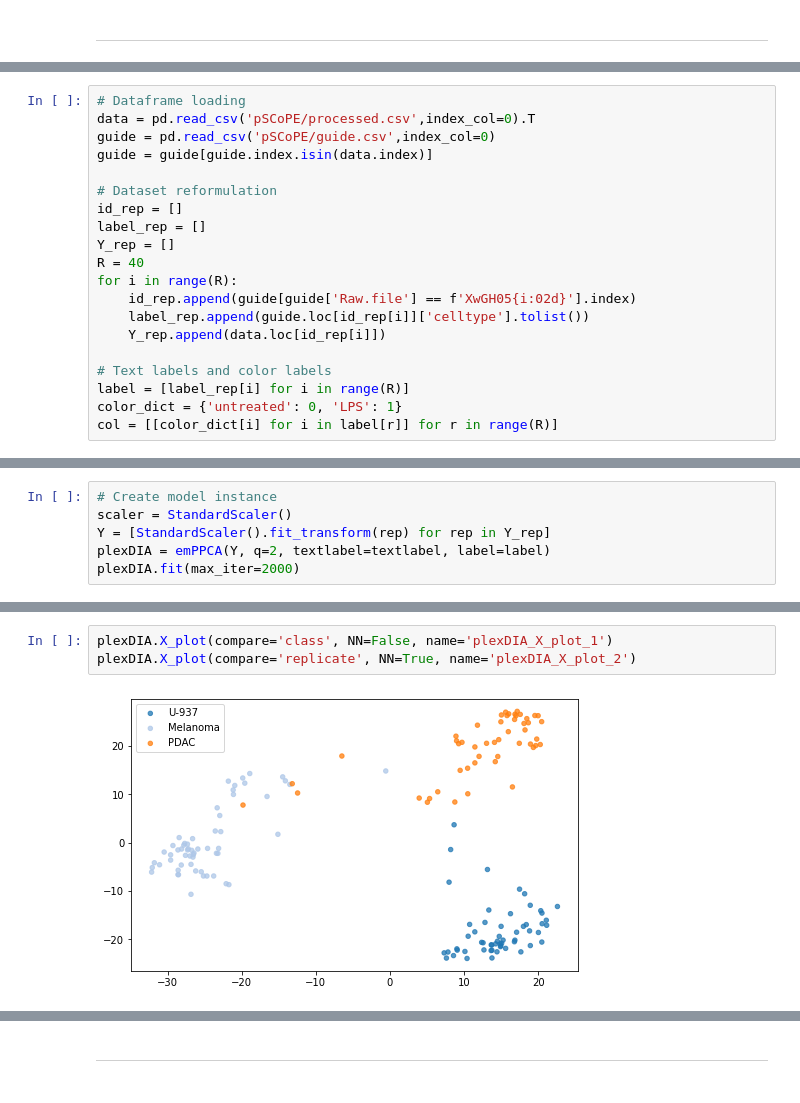
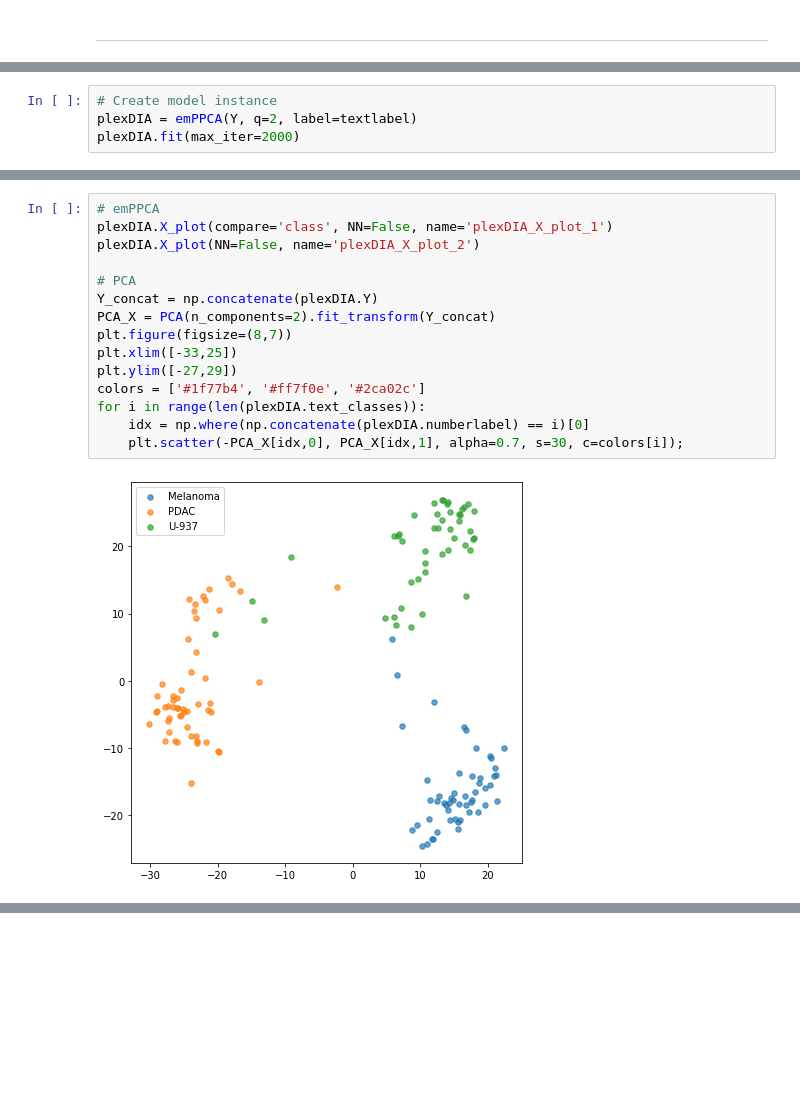
Before and after one commit to wenjie-fan/replicatePPCA, a Jupyter notebook: vignettes/emPPCA examples.ipynb, the cells around one changed output, grey strips where cells are left out. Drawn from its saved outputs; the diff is of its cells as text; blank space fills up the shorter version.

```diff
--- a/vignettes/emPPCA examples.ipynb
+++ b/vignettes/emPPCA examples.ipynb
@@ -58,20 +124,0 @@ tobomovirus.X_plot(compare='class', reps=list(range(R)), name='tobomovirus_X_plo
-# %%
-# Dataframe loading
-data = pd.read_csv('pSCoPE/processed.csv',index_col=0).T
-guide = pd.read_csv('pSCoPE/guide.csv',index_col=0)
-guide = guide[guide.index.isin(data.index)]
-
-# Dataset reformulation
-id_rep = []
-label_rep = []
-Y_rep = []
-R = 40
-for i in range(R):
-    id_rep.append(guide[guide['Raw.file'] == f'XwGH05{i:02d}'].index)
-    label_rep.append(guide.loc[id_rep[i]]['celltype'].tolist())
-    Y_rep.append(data.loc[id_rep[i]])
-
-# Text labels and color labels
-label = [label_rep[i] for i in range(R)]
-color_dict = {'untreated': 0, 'LPS': 1}
-col = [[color_dict[i] for i in label[r]] for r in range(R)]
@@ -143,7 +299,5 @@ Y_rep = [df.loc[QE_A_id].values, df.loc[QE_B_id].values, df.loc[timsTOFSCP_id].v
 # %%
 # Create model instance
-scaler = StandardScaler()
-Y = [StandardScaler().fit_transform(rep) for rep in Y_rep]
-plexDIA = emPPCA(Y, q=2, textlabel=textlabel, label=label)
+plexDIA = emPPCA(Y, q=2, label=textlabel)
 plexDIA.fit(max_iter=2000)
 # %% [output]
@@ -159,5 +317,17 @@ plexDIA.var_plot(name='plexDIA_var_plot')
 # %%
+# emPPCA
 plexDIA.X_plot(compare='class', NN=False, name='plexDIA_X_plot_1')
-plexDIA.X_plot(compare='replicate', NN=True, name='plexDIA_X_plot_2')
+plexDIA.X_plot(NN=False, name='plexDIA_X_plot_2')
+
+# PCA
+Y_concat = np.concatenate(plexDIA.Y)
+PCA_X = PCA(n_components=2).fit_transform(Y_concat)
+plt.figure(figsize=(8,7))
+plt.xlim([-33,25])
+plt.ylim([-27,29])
+colors = ['#1f77b4', '#ff7f0e', '#2ca02c']
+for i in range(len(plexDIA.text_classes)):
+    idx = np.where(np.concatenate(plexDIA.numberlabel) == i)[0]
+    plt.scatter(-PCA_X[idx,0], PCA_X[idx,1], alpha=0.7, s=30, c=colors[i]);
 # %% [output]
-[figure, old version]
+[figure, new version]
@@ -165,6 +336,3 @@ plexDIA.X_plot(compare='replicate', NN=True, name='plexDIA_X_plot_2')
-# %% [markdown]
----
-###
 # %% [markdown]
 ---
 
```
Also changed, not shown: parts of 45 cells of this notebook, 25 other files.
